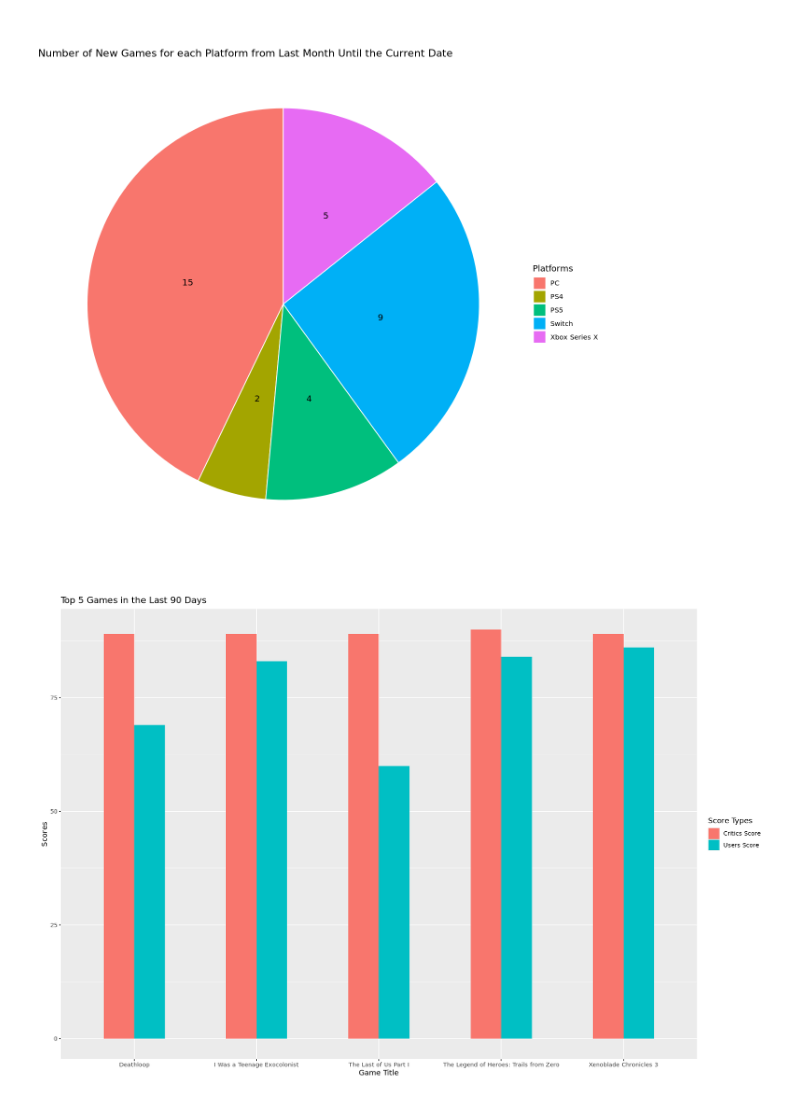
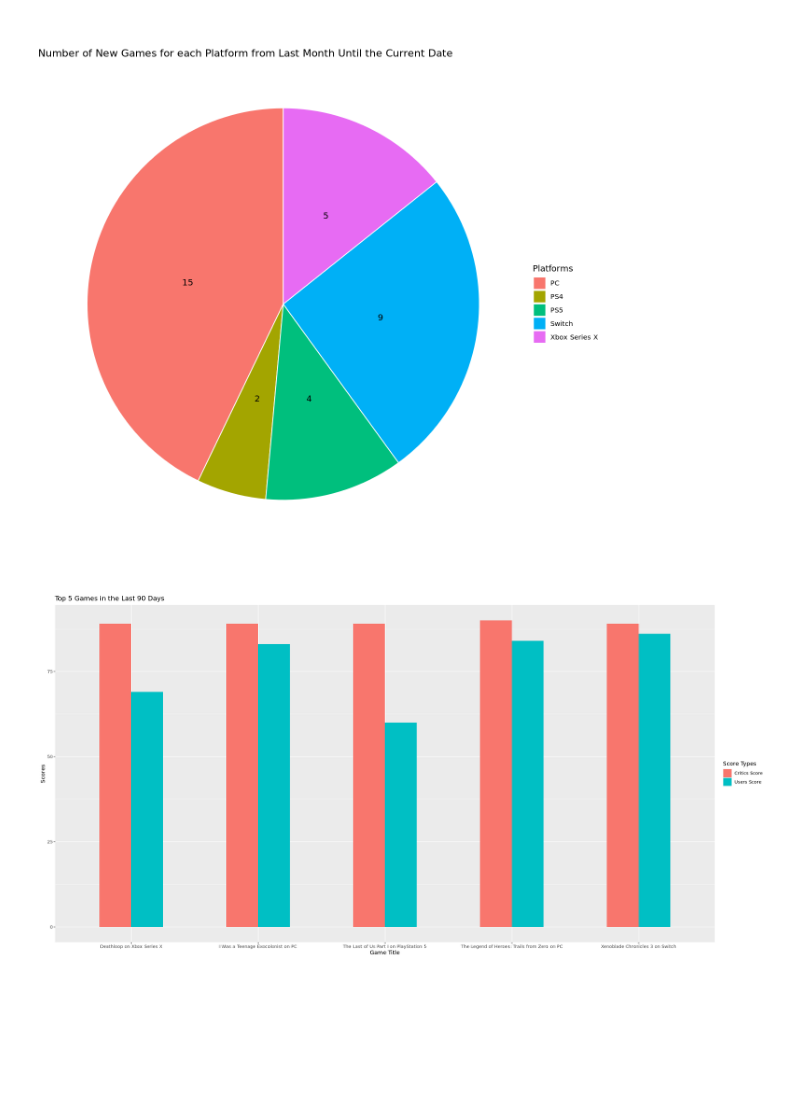
Before and after one commit to beuri97/data201_assignment2, a Jupyter notebook: DATA201_Assignment2_R.ipynb, the cells around one changed output. Saved outputs shown, nothing was run; the diff lists cells and outputs as text; code cells hidden in the pictures; blank space fills up the shorter version.

Commit message:
resize the bar plot

```diff
--- a/DATA201_Assignment2_R.ipynb
+++ b/DATA201_Assignment2_R.ipynb
@@ -486,16 +486,16 @@ new_games %>%
 # %% [output]
 [figure]
 # %%
-options(repr.plot.width = 15, repr.plot.height = 10)
+options(repr.plot.width = 20, repr.plot.height = 10)
 new_games %>%
   mutate(user_score = user_score * 10) %>%
   top_n(5, meta_score) %>%
   gather(key=score_type,
          value = score, c(meta_score, user_score)) %>%
-  ggplot(aes(x = title, y= score, fill = score_type)) +
+  ggplot(aes(x = paste(title, platform_name, sep = " on "), y= score, fill = score_type)) +
   geom_bar(stat="identity", width=.5, position = "dodge") +
   ylab("Scores") + xlab("Game Title") +
   ggtitle("Top 5 Games in the Last 90 Days") +
   scale_fill_discrete(name = "Score Types", labels = c("Critics Score", "Users Score"))
 # %% [output]
-[figure, old version]
+[figure, new version]
```
